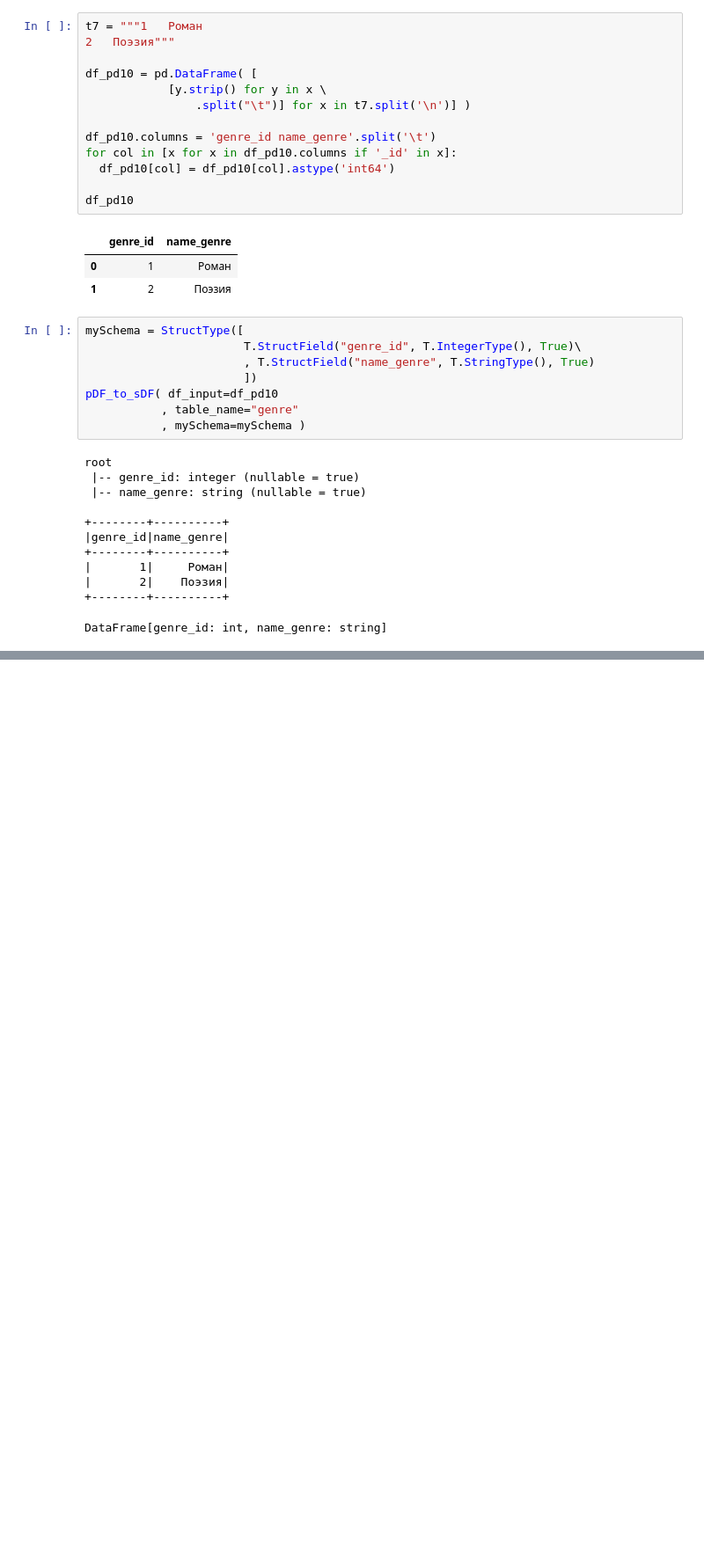
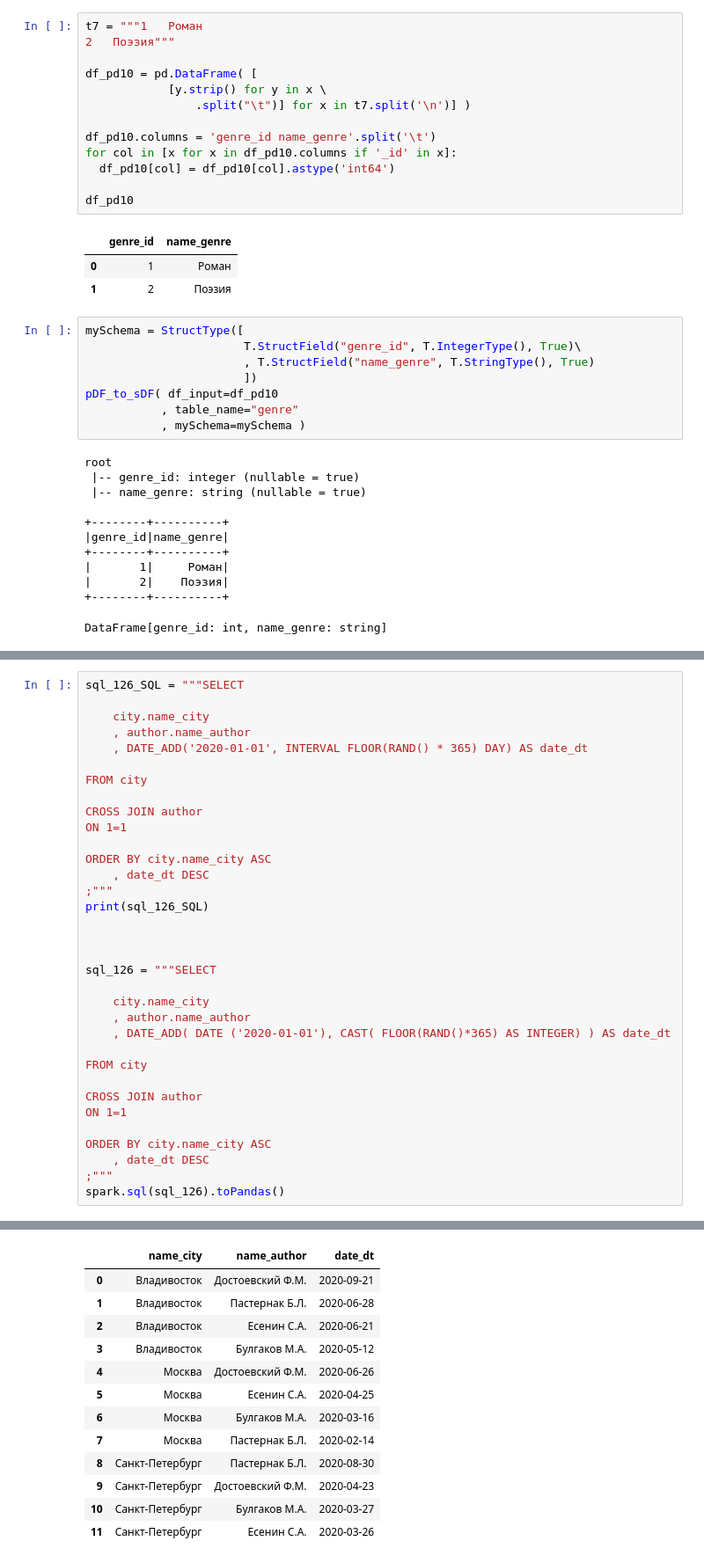
Before and after one commit to dinarsadykow/cv_hw, a Jupyter notebook: Stepik_SQL_HW.ipynb, the cells around one changed output, grey strips where cells are left out. Shown at 88% size. Cells and saved outputs as stored; diff of their text form; blank space fills up the shorter version.

```diff
--- a/Stepik_SQL_HW.ipynb
+++ b/Stepik_SQL_HW.ipynb
@@ -1645,0 +1776,35 @@ ORDER BY book.price DESC
+# %%
+sql_126_SQL = """SELECT
+
+    city.name_city
+    , author.name_author
+    , DATE_ADD('2020-01-01', INTERVAL FLOOR(RAND() * 365) DAY) AS date_dt
+
+FROM city
+
+CROSS JOIN author
+ON 1=1
+
+ORDER BY city.name_city ASC
+    , date_dt DESC
+;"""
+print(sql_126_SQL)
+
+
+
+sql_126 = """SELECT
+
+    city.name_city
+    , author.name_author
+    , DATE_ADD( DATE ('2020-01-01'), CAST( FLOOR(RAND()*365) AS INTEGER) ) AS date_dt
+
+FROM city
+
+CROSS JOIN author
+ON 1=1
+
+ORDER BY city.name_city ASC
+    , date_dt DESC
+;"""
+spark.sql(sql_126).toPandas()
+# %% [output]
@@ -1645,0 +1825,13 @@ ORDER BY book.price DESC
+|  | name_city | name_author | date_dt |
+| 0 | Владивосток | Достоевский Ф.М. | 2020-09-21 |
+| 1 | Владивосток | Пастернак Б.Л. | 2020-06-28 |
+| 2 | Владивосток | Есенин С.А. | 2020-06-21 |
+| 3 | Владивосток | Булгаков М.А. | 2020-05-12 |
+| 4 | Москва | Достоевский Ф.М. | 2020-06-26 |
+| 5 | Москва | Есенин С.А. | 2020-04-25 |
+| 6 | Москва | Булгаков М.А. | 2020-03-16 |
+| 7 | Москва | Пастернак Б.Л. | 2020-02-14 |
+| 8 | Санкт-Петербург | Пастернак Б.Л. | 2020-08-30 |
+| 9 | Санкт-Петербург | Достоевский Ф.М. | 2020-04-23 |
+| 10 | Санкт-Петербург | Булгаков М.А. | 2020-03-27 |
+| 11 | Санкт-Петербург | Есенин С.А. | 2020-03-26 |
```
Also changed, not shown: parts of 14 cells of this notebook.
